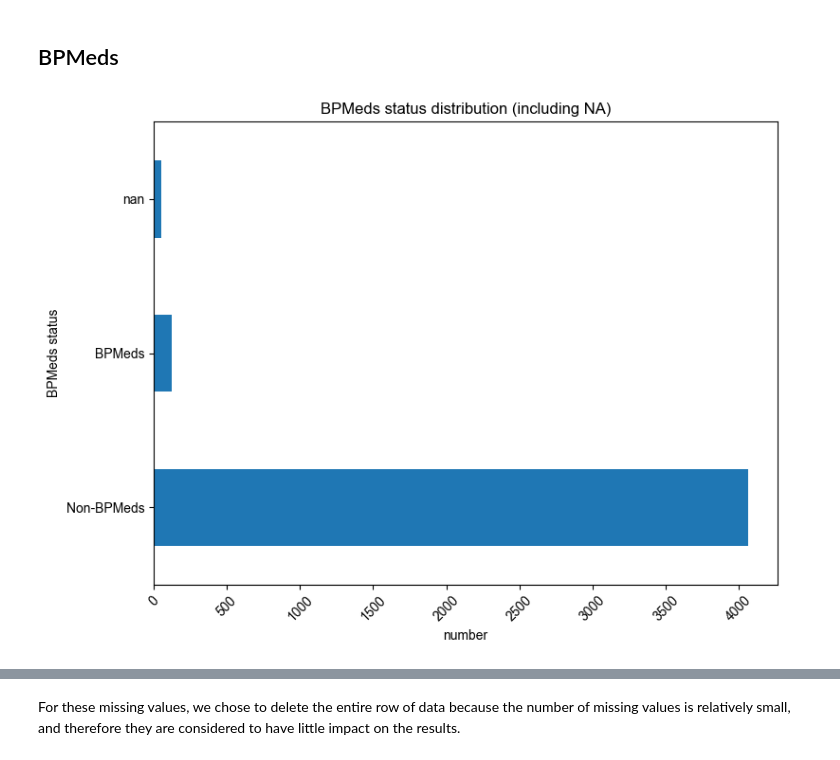
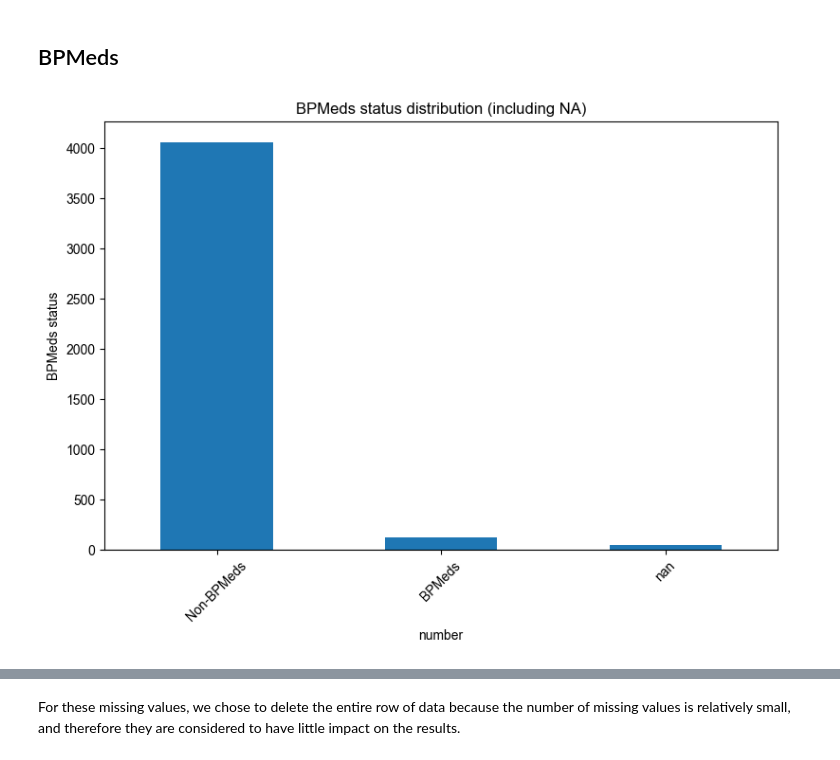
Before and after one commit to Yute-Tjr/CHD_data_analysis, a Jupyter notebook: CHD_data_analysis.ipynb, the cells around one changed output, grey strips where cells are left out. Cells and saved outputs as stored; diff of their text form; code cells hidden in the pictures.

```diff
--- a/CHD_data_analysis.ipynb
+++ b/CHD_data_analysis.ipynb
@@ -310,19 +310,19 @@ Processed data saved successfully as 'framingham_filled.csv'
 # %%
 # Count the quantity of each value of BPMeds (including missing values)
 value_counts_BPMeds = df['BPMeds'].value_counts(dropna=False)
 
 # Replace 0 with Non-BPMeds and 1 with BPMeds
 df['BPMeds'] = df['BPMeds'].map({0: 'Non-BPMeds', 1: 'BPMeds'})
 
 # Plot the number distribution of the BPMeds column (including missing values)
 value_counts_BPMeds_after = df['BPMeds'].value_counts(dropna=False)
 plt.figure(figsize=(8, 6))
-value_counts_BPMeds_after.plot(kind='barh')
+value_counts_BPMeds_after.plot(kind='bar')
 plt.ylabel('BPMeds status')
 plt.xlabel('number')
 plt.xticks(rotation=45)
 plt.title('BPMeds status distribution (including NA)')
 plt.tight_layout()
 plt.show()
 # %% [output]
-[figure, old version]
+[figure, new version]
```
Also changed, not shown: parts of 2 cells of this notebook.
